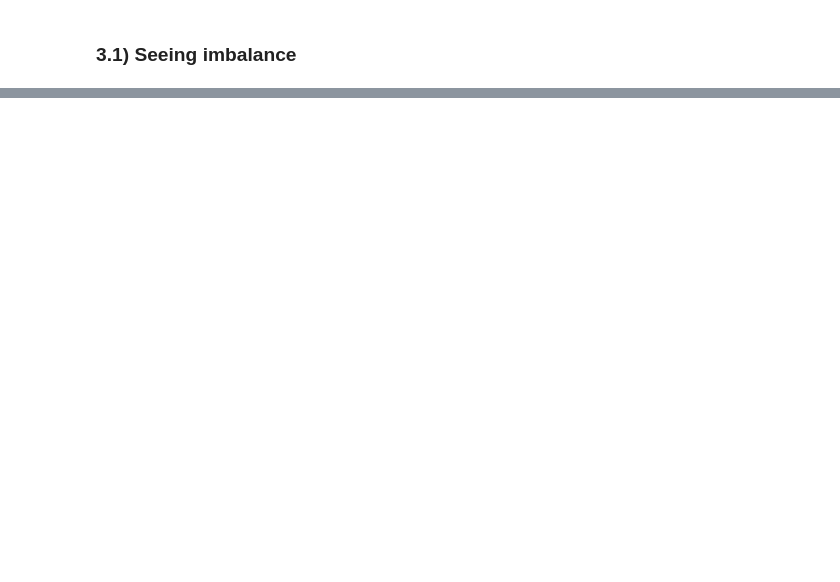
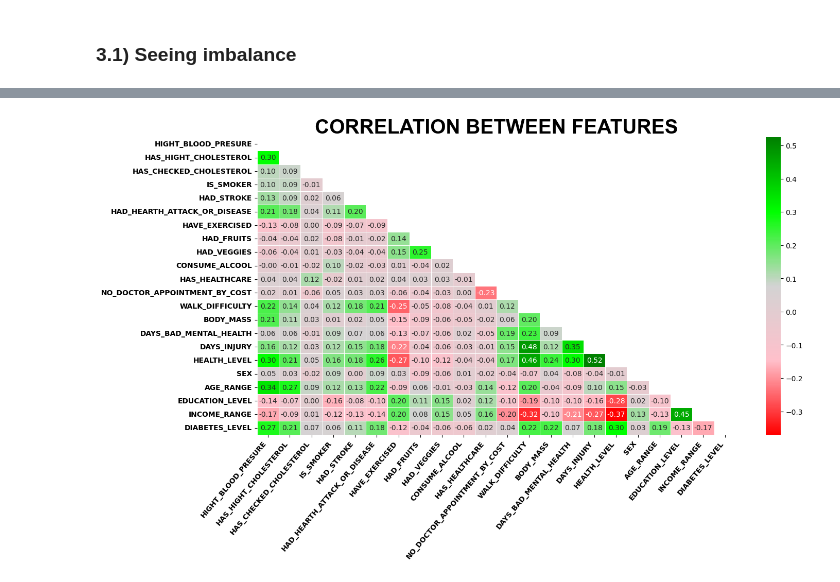
Before and after one commit to TulioInoue/diabetes_study, a Jupyter notebook: cleanning_data.ipynb, the cells around one changed output, grey strips where cells are left out. Cells and saved outputs as stored; diff of their text form; code cells hidden in the pictures; blank space fills up the shorter version.

```diff
--- a/cleanning_data.ipynb
+++ b/cleanning_data.ipynb
@@ -570,0 +546,21 @@ shape: (253_680, 22)
+# %%
+fig, ax = plt.subplots(
+    figsize = (15, 7.5),
+)
+
+corr_dataset = dataset.with_columns(
+    pl.col(pl.Enum).to_physical()
+).corr()
+
+plots.plot_heatmap(
+    ax = ax,
+    corr_dataset = corr_dataset,
+    title = {
+        "text": "CORRELATION BETWEEN FEATURES",
+        "size": 28
+    },
+)
+
+plt.show()
+# %% [output]
+[figure, added]
```
Also changed, not shown: parts of 20 cells of this notebook, 2 other files.
